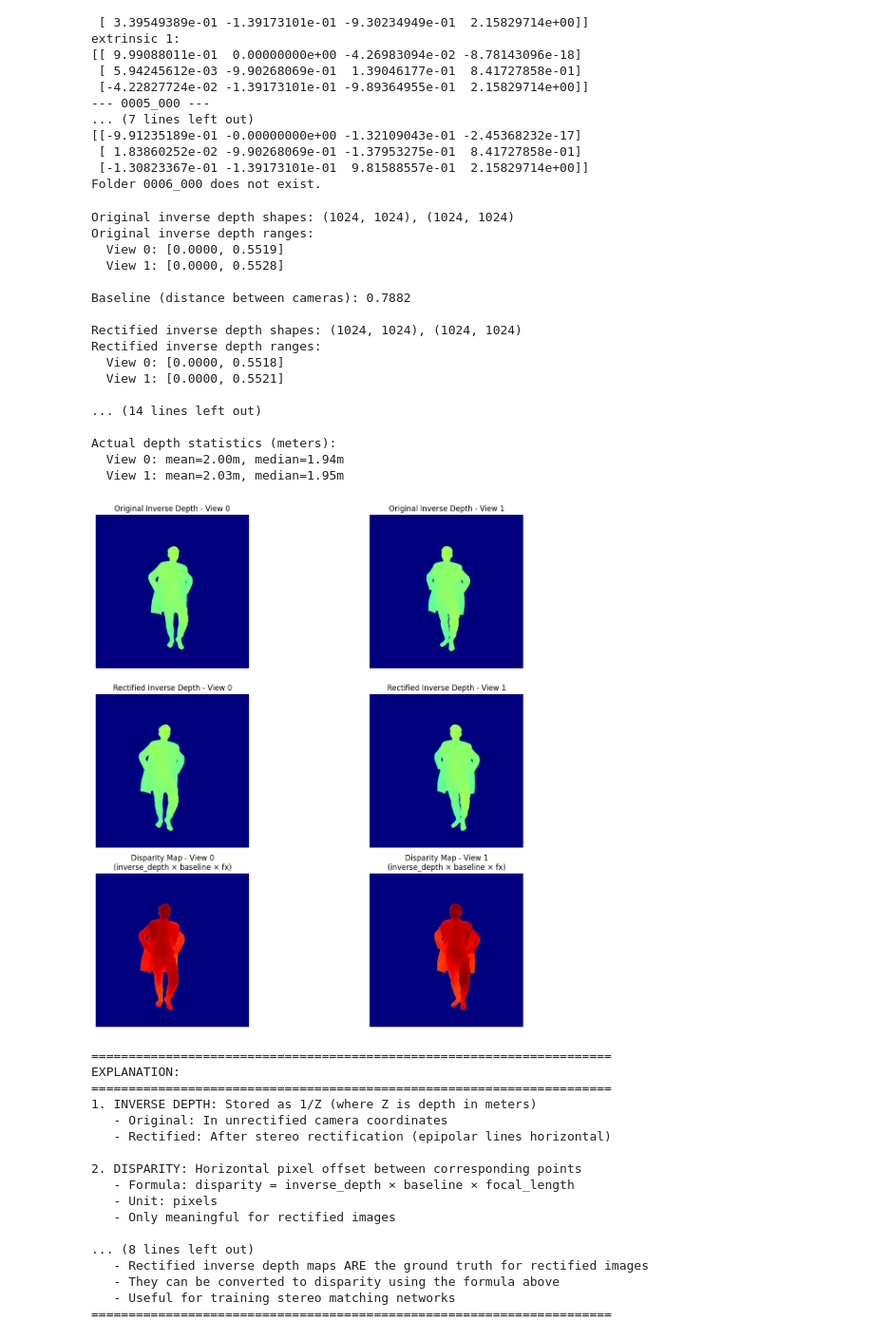
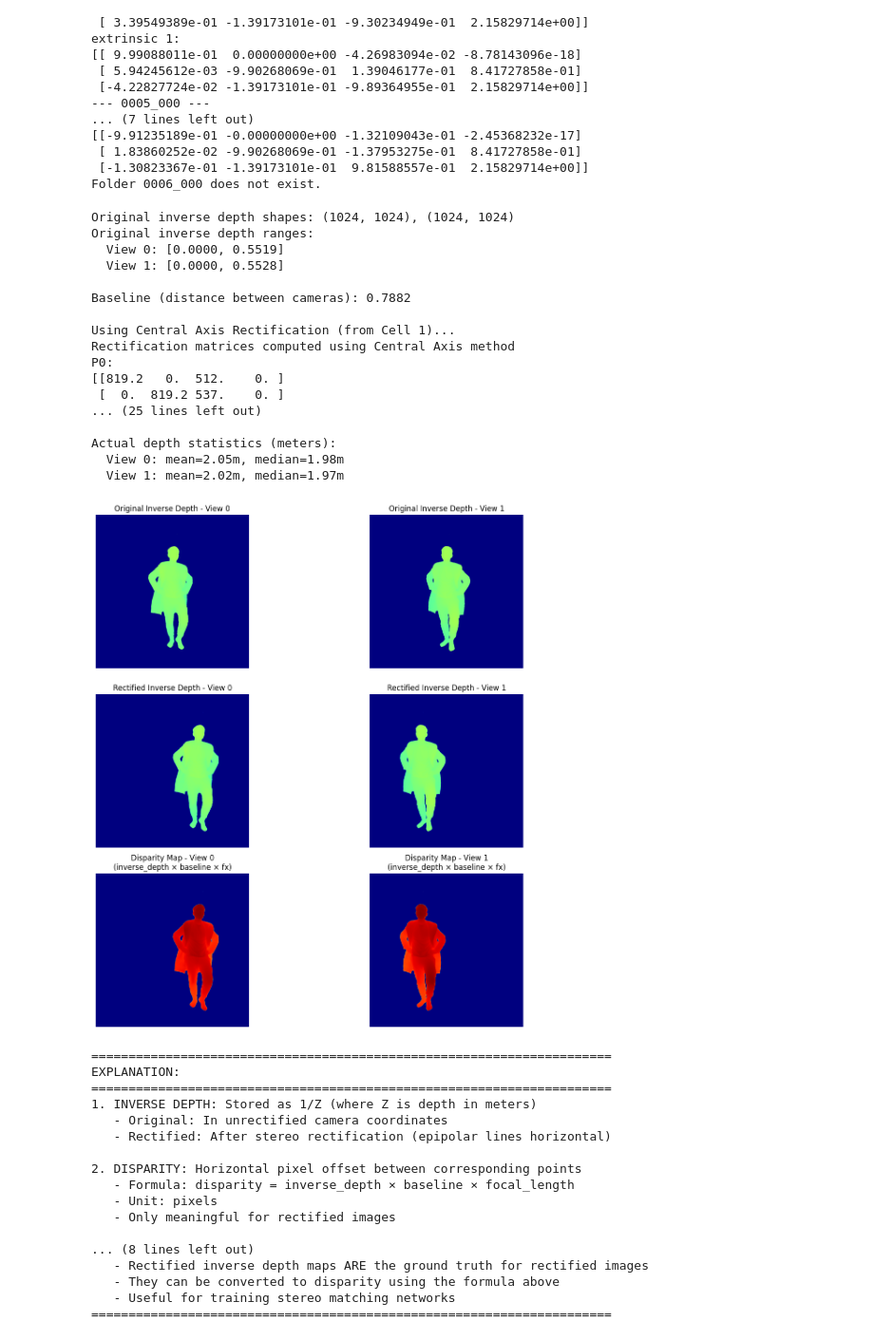
Before and after one commit to pengcanon/GPS-Gaussian, a Jupyter notebook: data_processing.ipynb, the cells around one changed output. Shown at 95% size. Cells and saved outputs as stored; diff of their text form; code cells hidden in the pictures.

```diff
--- a/data_processing.ipynb
+++ b/data_processing.ipynb
@@ -667,29 +797,17 @@ print(f"Original inverse depth ranges:")
 print(f"  View 0: [{inv_depth0.min():.4f}, {inv_depth0.max():.4f}]")
 print(f"  View 1: [{inv_depth1.min():.4f}, {inv_depth1.max():.4f}]")
 
-# Perform rectification (same as before, but now we also need the maps)
+# Perform rectification using Central Axis method (from Cell 1)
 H, W = img0.shape[:2]
 
 # Extract rotation and translation
 r0, t0 = extr0[:3, :3], extr0[:3, 3:]
 r1, t1 = extr1[:3, :3], extr1[:3, 3:]
 
-# Compute relative pose
-inv_r0 = r0.T
-inv_t0 = -r0.T @ t0
-E0 = np.eye(4)
-E0[:3, :3], E0[:3, 3:] = inv_r0, inv_t0
-
-E1 = np.eye(4)
-E1[:3, :3], E1[:3, 3:] = r1, t1
-
-E = E1 @ E0
-R, T = E[:3, :3], E[:3, 3]
-
 # Calculate baseline (Euclidean distance between camera centers)
-# Camera 0 center: inv_t0
+# Camera 0 center: -r0.T @ t0
 # Camera 1 center: -r1.T @ t1
-cam0_center = inv_t0.flatten()
+cam0_center = (-r0.T @ t0).flatten()
 cam1_center = (-r1.T @ t1).flatten()
 baseline = np.linalg.norm(cam1_center - cam0_center)
 print(f"\nBaseline (distance between cameras): {baseline:.4f}")
@@ -698,10 +816,20 @@ print(f"\nBaseline (distance between cameras): {baseline:.4f}")
 dist0 = np.zeros(4)
 dist1 = np.zeros(4)
 
-# Stereo rectification
-R0, R1, P0, P1, Q, roi0, roi1 = cv2.stereoRectify(
-    intr0, dist0, intr1, dist1, (W, H), R, T, flags=0
-)
+# Use Central Axis Rectification (from Cell 1)
+print("\nUsing Central Axis Rectification (from Cell 1)...")
+cams_info_rect = [
+    {'K': intr0, 'width': W, 'height': H},
+    {'K': intr1, 'width': W, 'height': H}
+]
+world_extrs_rect = [extr0, extr1]
+
+# Call stereo_rectify_central_axis defined in Cell 1
+R0, R1, P0, P1, Q = stereo_rectify_central_axis(cams_info_rect, world_extrs_rect, [0, 1])
+
+print(f"Rectification matrices computed using Central Axis method")
+print(f"P0:\n{P0}")
+print(f"P1:\n{P1}")
 
 # Compute rectification maps
 map0_x, map0_y = cv2.initUndistortRectifyMap(intr0, dist0, R0, P0, (W, H), cv2.CV_32FC1)
@@ -801,42 +929,42 @@ print("1. INVERSE DEPTH: Stored as 1/Z (where Z is depth in meters)")
 print("   - Original: In unrectified camera coordinates")
 print("   - Rectified: After stereo rectification (epipolar lines horizontal)")
 print()
 print("2. DISPARITY: Horizontal pixel offset between corresponding points")
 print("   - Formula: disparity = inverse_depth × baseline × focal_length")
 print("   - Unit: pixels")
 print("   - Only meaningful for rectified images")
 print()
 print("3. RELATIONSHIP:")
 print(f"   - For this stereo pair:")
 print(f"     • Baseline = {baseline:.4f} (distance between cameras)")
 print(f"     • Focal length (rectified) = {fx_rect:.2f} pixels")
 print(f"     • Scaling factor = {baseline * fx_rect:.2f}")
 print(f"   - So: disparity ≈ inverse_depth × {baseline * fx_rect:.2f}")
 print()
 print("4. GROUND TRUTH:")
 print("   - Rectified inverse depth maps ARE the ground truth for rectified images")
 print("   - They can be converted to disparity using the formula above")
 print("   - Useful for training stereo matching networks")
 print("="*70)
 # %% [output]
 Original inverse depth shapes: (1024, 1024), (1024, 1024)
 Original inverse depth ranges:
   View 0: [0.0000, 0.5519]
   View 1: [0.0000, 0.5528]
 
 Baseline (distance between cameras): 0.7882
 
-Rectified inverse depth shapes: (1024, 1024), (1024, 1024)
-Rectified inverse depth ranges:
-  View 0: [0.0000, 0.5518]
-  View 1: [0.0000, 0.5521]
-
-... (14 lines left out)
+Using Central Axis Rectification (from Cell 1)...
+Rectification matrices computed using Central Axis method
+P0:
+[[819.2   0.  512.    0. ]
+ [  0.  819.2 537.    0. ]
+... (25 lines left out)
 
 Actual depth statistics (meters):
-  View 0: mean=2.00m, median=1.94m
-  View 1: mean=2.03m, median=1.95m
+  View 0: mean=2.05m, median=1.98m
+  View 1: mean=2.02m, median=1.97m
-[figure, old version]
+[figure, new version]
 ======================================================================
 EXPLANATION:
 ======================================================================
```
Also changed, not shown: parts of 13 cells of this notebook, 2 other files.
